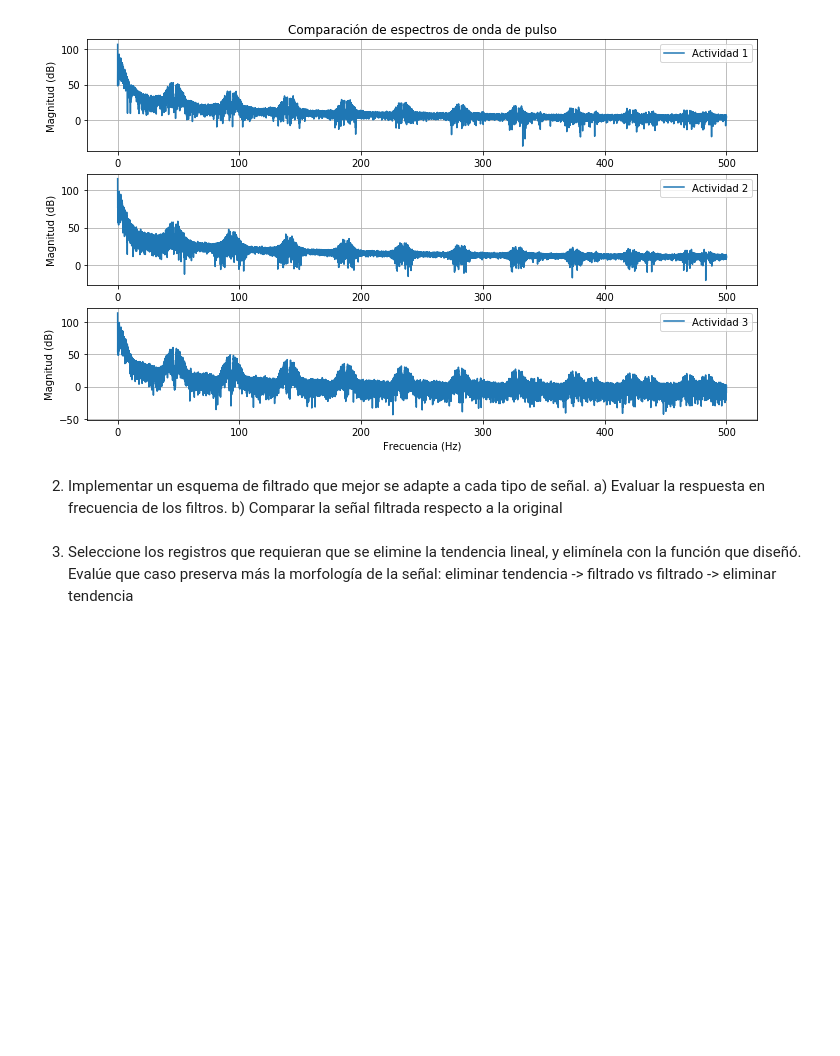
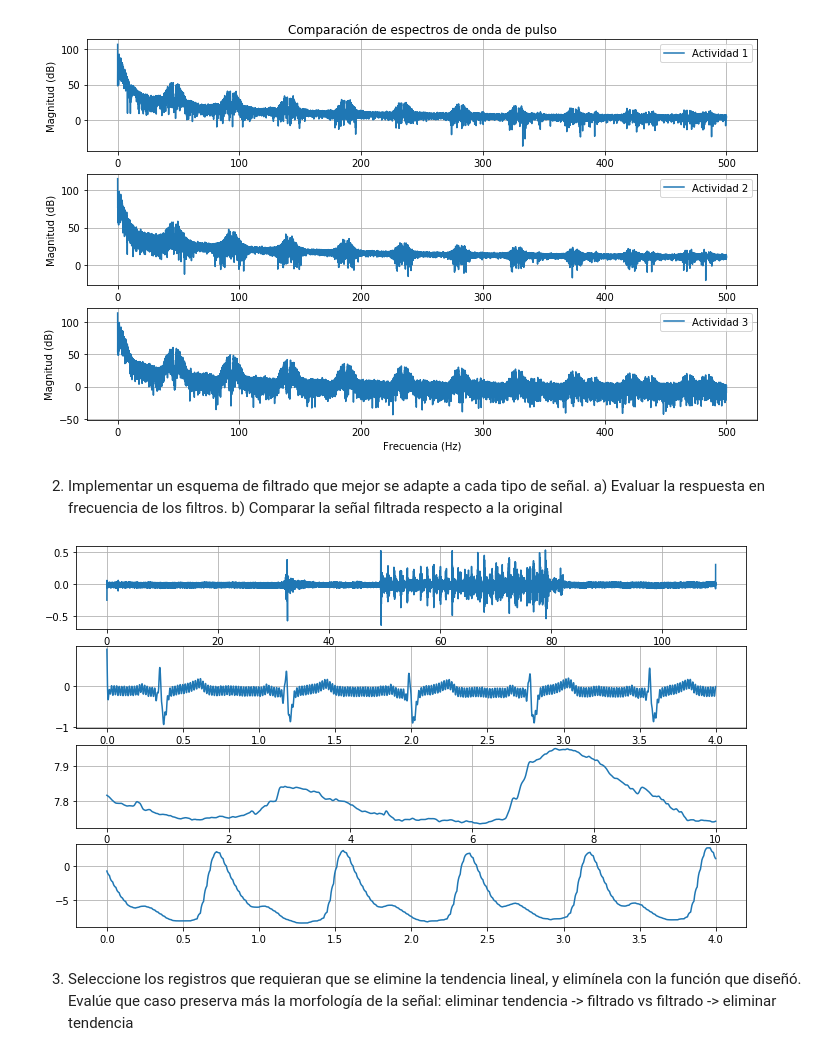
Before and after one commit to AlejandroHerrea/MCIB-19-P, a Jupyter notebook: src/Práctica 2/Práctica 2.ipynb, the cells around one changed output. Cells and saved outputs as stored; diff of their text form; code cells hidden in the pictures; blank space fills up the shorter version.

Commit message:
Diseño de filtros 1
Se probó filtrar todas las señales con un filtro pasa bajas Butterworth n4 fc40

```diff
--- a/src/Práctica 2/Práctica 2.ipynb
+++ b/src/Práctica 2/Práctica 2.ipynb
@@ -443,5 +443,38 @@ plt.show()
 [figure]
 # %% [markdown]
 2. Implementar un esquema de filtrado que mejor se adapte a cada tipo de señal. a) Evaluar la respuesta en frecuencia de los filtros. b) Comparar la señal filtrada respecto a la original
+# %%
+#Para EMG se diseñará pasa bajas fc 40
+#Para EKG se diseñará pasa bajas fc 100 y rechaza banda centrado en 60
+#Para RSP se diseñará pasa bajas fc 40
+#Para PUL se diseñará pasa bajas fc 40
+
+"""Diseño de filtros"""
+n   = 3
+fc  = 2*np.array( [40] )/float(sr)
+b,a = butter(n, fc, btype='low')
+
+"""Filtrado de las señales"""
+EMG_f_A1 = filtfilt(b,a,A2_1[:,1])
+EKG_f_A1 = filtfilt(b,a,A2_1[:,2])
+RSP_f_A1 = filtfilt(b,a,A2_1[:,3])
+# %%
+"""Señales resultantes"""
+plt.figure(figsize=(12,7))
+plt.subplot(4,1,1)
+plt.plot(time2,EMG_f_A1)
+plt.grid(True)
+plt.subplot(4,1,2)
+plt.plot(time2[:4000],EKG_f_A1[:4000])
+plt.grid(True)
+plt.subplot(4,1,3)
+plt.plot(time2[:10000],RSP_f_A1[:10000])
+plt.grid(True)
+plt.subplot(4,1,4)
+plt.plot(time2[:4000],A2_1[:4000,4])
+plt.grid(True)
+plt.show()
+# %% [output]
+[figure, added]
 # %% [markdown]
 3. Seleccione los registros que requieran que se elimine la tendencia lineal, y elimínela con la función que diseñó. Evalúe que caso preserva más la morfología de la señal: eliminar tendencia -> filtrado vs filtrado -> eliminar tendencia
```
Also changed, not shown: parts of 1 cell of this notebook.
